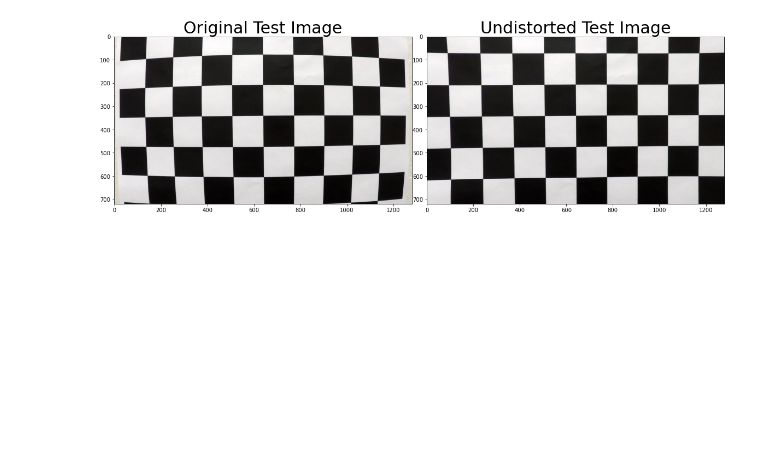
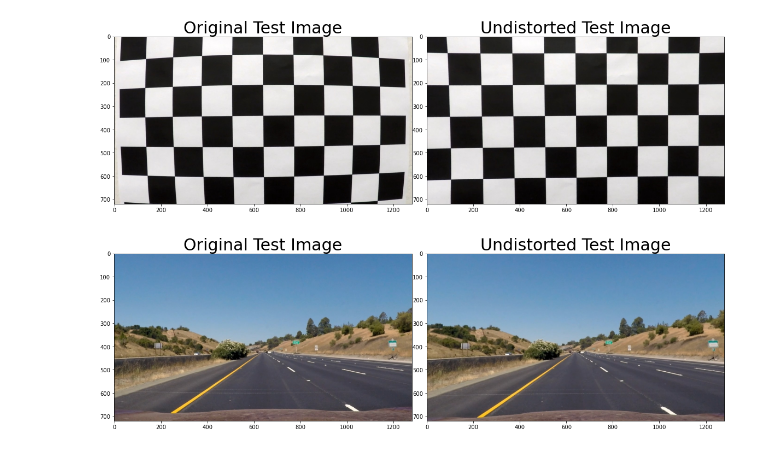
Before and after one commit to Vamshi2198/Advanced-Lane-Finding, a Jupyter notebook: Advance-Lane-Finding.ipynb, the cells around one changed output. Drawn from its saved outputs; the diff is of its cells as text; code cells hidden in the pictures; blank space fills up the shorter version.

Commit message:
Implemented cal_undistort function

```diff
--- a/Advance-Lane-Finding.ipynb
+++ b/Advance-Lane-Finding.ipynb
@@ -59,3 +59,35 @@ plt.title('Undistorted Test Image', fontsize=30)
 fig =plt.imshow(img2)
 # %% [output]
 [figure]
+# %%
+def cal_undistort(img, objpoints, imgpoints):
+
+    ret, mtx, dist, rvecs, tvecs = cv2.calibrateCamera(objpoints, imgpoints, img.shape[0:2], None, None)
+
+    # using CV2 Undistort
+    undist = cv2.undistort(img, mtx, dist, None, mtx)
+
+    return undist
+# %%
+# Read a test image
+img = mpimg.imread("test_images/straight_lines1.jpg")
+# Undistorting the test image
+
+
+img_undistorted = cal_undistort(img, objpoints, imgpoints)
+
+# Plot Original and Undistorted Test Image
+plt.figure(figsize=(20,50))
+plt.subplots_adjust(hspace = .2, wspace=.05)
+
+# Plot Original Test Image
+plt.subplot(1,2,1)
+plt.title('Original Test Image', fontsize=30)
+fig =plt.imshow(img)
+
+# Plot Undistorted Test Image
+plt.subplot(1,2,2)
+plt.title('Undistorted Test Image', fontsize=30)
+fig =plt.imshow(img_undistorted)
+# %% [output]
+[figure, added]
```
